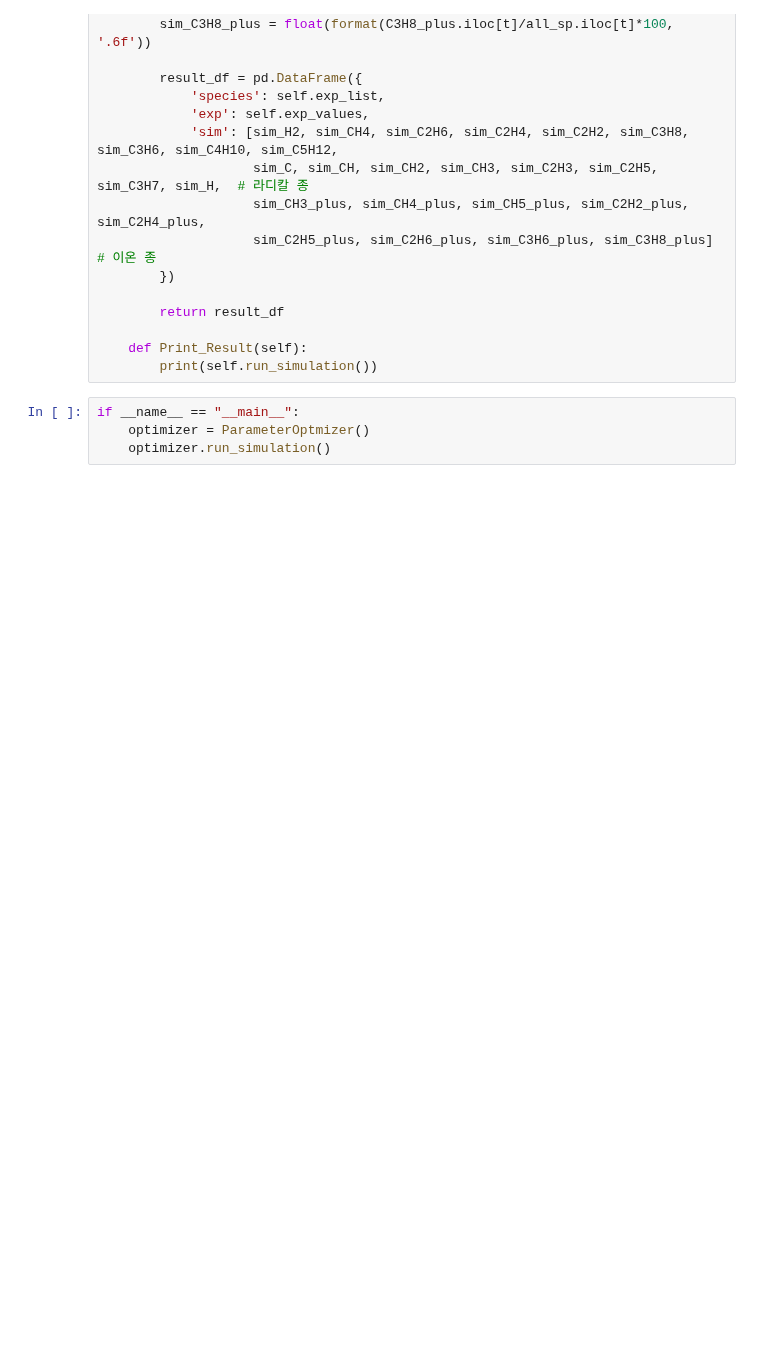
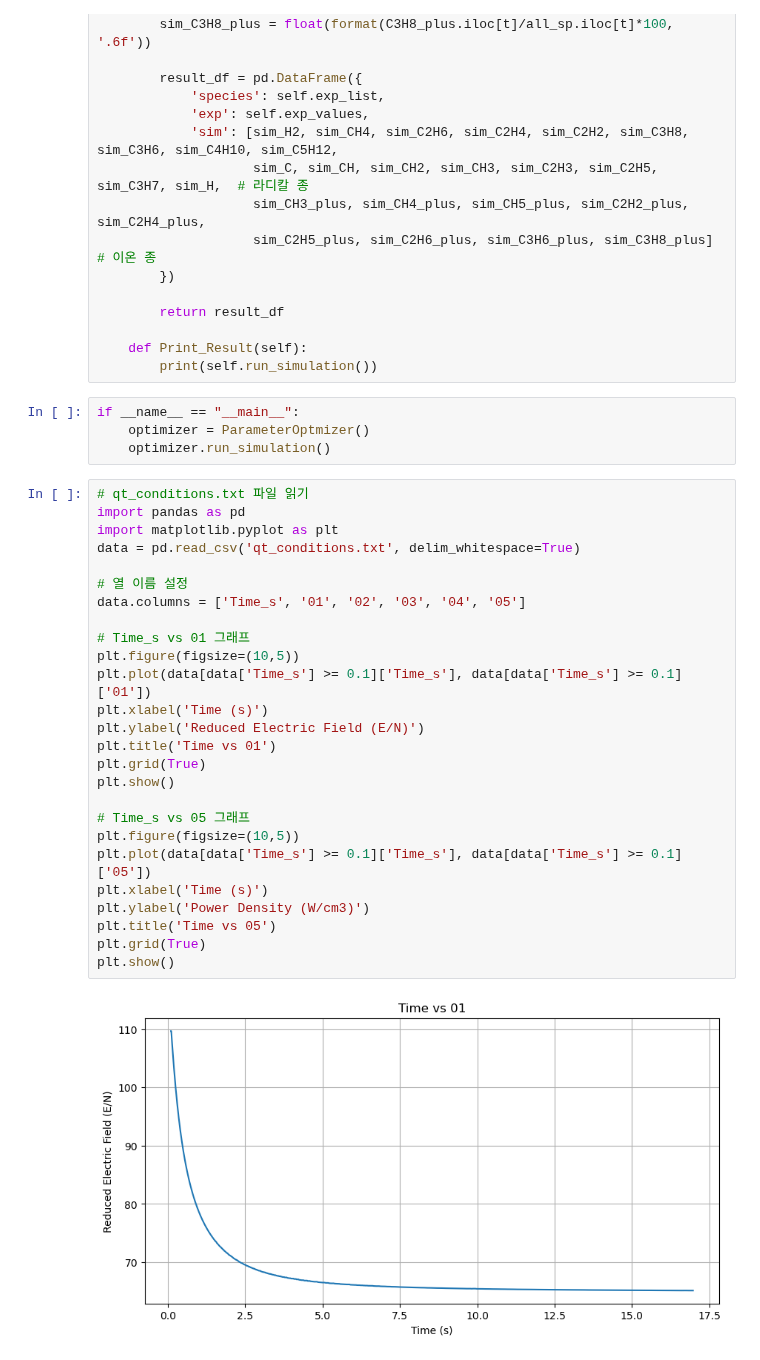
Before and after one commit to 100sjun/repos_python, a Jupyter notebook: Project/DBD_Plasma/Kinetic_Model/250213_Kinetic_Model/test.ipynb, the cells around one changed output. Saved outputs shown, nothing was run; the diff lists cells and outputs as text; blank space fills up the shorter version.

```diff
--- a/Project/DBD_Plasma/Kinetic_Model/250213_Kinetic_Model/test.ipynb
+++ b/Project/DBD_Plasma/Kinetic_Model/250213_Kinetic_Model/test.ipynb
@@ -133,3 +133,31 @@ class ParameterOptmizer:
 if __name__ == "__main__":
     optimizer = ParameterOptmizer()
     optimizer.run_simulation()
+# %%
+# qt_conditions.txt 파일 읽기
+import pandas as pd
+import matplotlib.pyplot as plt
+data = pd.read_csv('qt_conditions.txt', delim_whitespace=True)
+
+# 열 이름 설정
+data.columns = ['Time_s', '01', '02', '03', '04', '05']
+
+# Time_s vs 01 그래프
+plt.figure(figsize=(10,5))
+plt.plot(data[data['Time_s'] >= 0.1]['Time_s'], data[data['Time_s'] >= 0.1]['01'])
+plt.xlabel('Time (s)')
+plt.ylabel('Reduced Electric Field (E/N)')
+plt.title('Time vs 01')
+plt.grid(True)
+plt.show()
+
+# Time_s vs 05 그래프
+plt.figure(figsize=(10,5))
+plt.plot(data[data['Time_s'] >= 0.1]['Time_s'], data[data['Time_s'] >= 0.1]['05'])
+plt.xlabel('Time (s)')
+plt.ylabel('Power Density (W/cm3)')
+plt.title('Time vs 05')
+plt.grid(True)
+plt.show()
+# %% [output]
+[figure, added]
```
Also changed, not shown: parts of 1 cell of this notebook, 9 other files.
